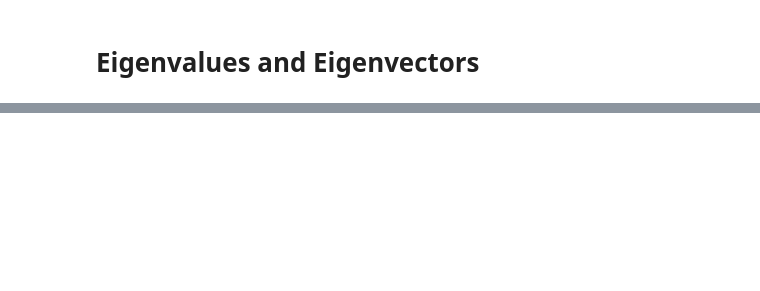
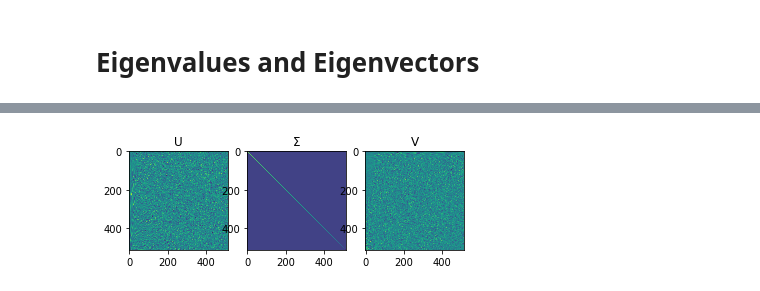
Before and after one commit to ccentola/python-math, a Jupyter notebook: notebooks/10-Linear-Algebra/10.11_eigenvalues_and_eigenvectors.ipynb, the cells around one changed output, grey strips where cells are left out. Cells and saved outputs as stored; diff of their text form; code cells hidden in the pictures; blank space fills up the shorter version.

```diff
--- a/notebooks/10-Linear-Algebra/10.11_eigenvalues_and_eigenvectors.ipynb
+++ b/notebooks/10-Linear-Algebra/10.11_eigenvalues_and_eigenvectors.ipynb
@@ -34,0 +123,15 @@ print(lv)
+# %%
+fig,ax = plt.subplots(1,3)
+
+ax[0].imshow(U)
+ax[0].set_title('U')
+
+ax[1].imshow(np.diag(np.log(s)))
+ax[1].set_title('$\\Sigma$')
+
+ax[2].imshow(V)
+ax[2].set_title('V')
+
+plt.show()
+# %% [output]
+[figure, added]
```
Also changed, not shown: parts of 16 cells of this notebook, 1 other file.
